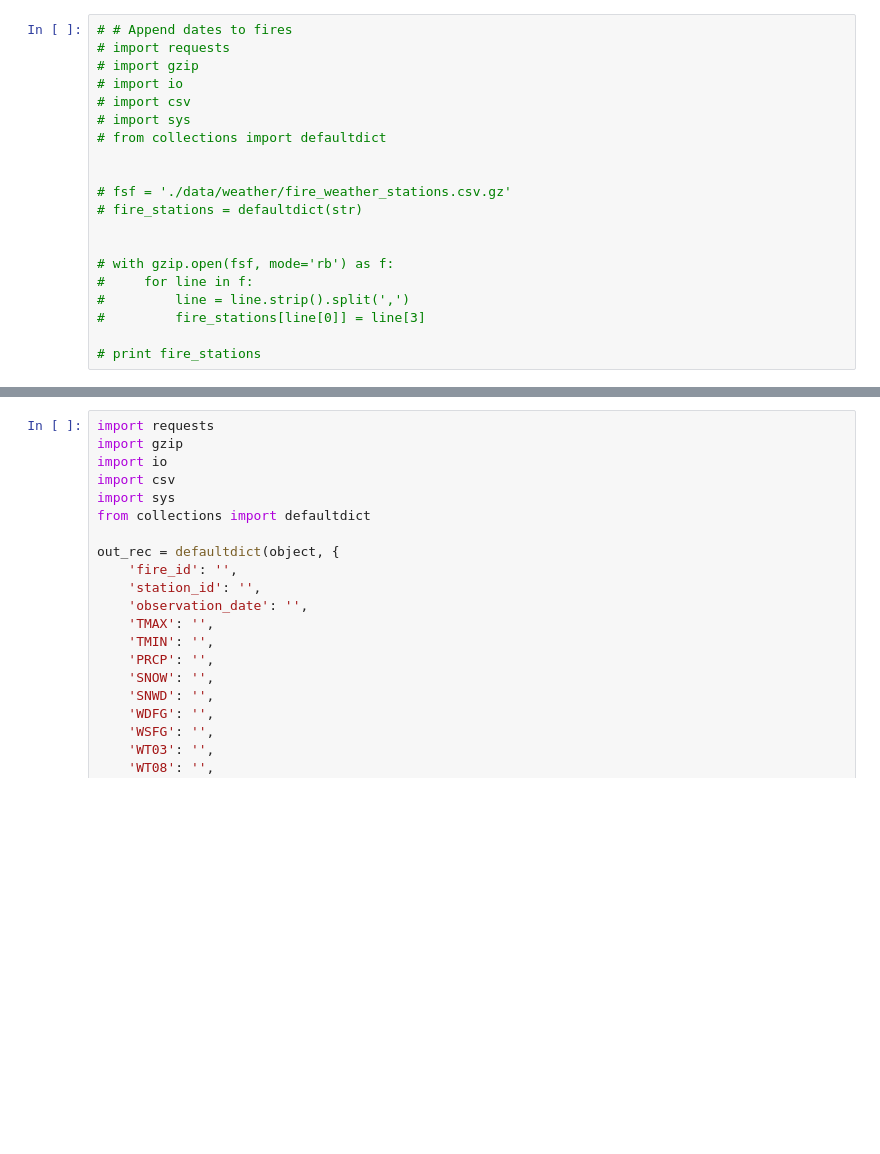
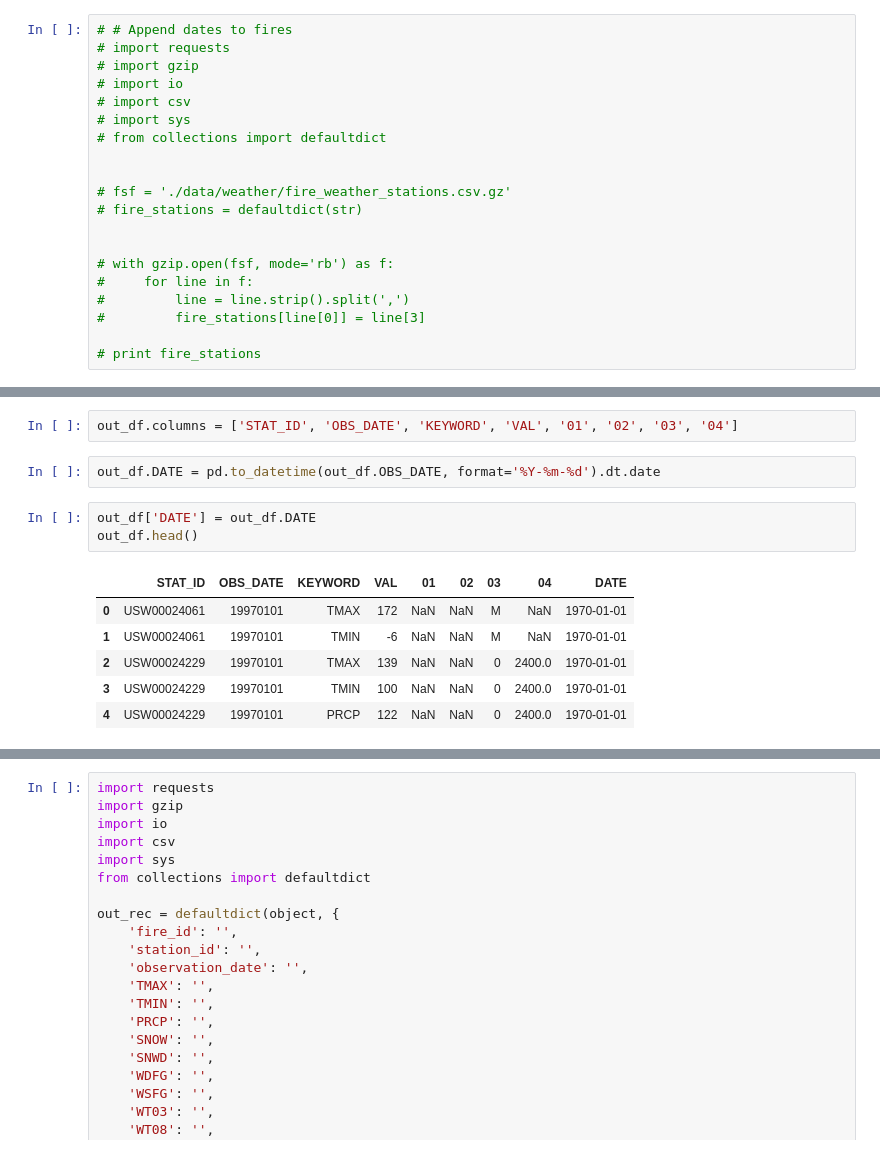
Before and after one commit to cw2yuenberkeley/w209project-s2018, a Jupyter notebook: get_weather_data.ipynb, the cells around one changed output, grey strips where cells are left out. Saved outputs shown, nothing was run; the diff lists cells and outputs as text; blank space fills up the shorter version.

```diff
--- a/get_weather_data.ipynb
+++ b/get_weather_data.ipynb
@@ -330,0 +431,14 @@ combined[~pd.isnull(combined.STATION_ID)].to_csv('./data/weather/fire_dates_stat
+# %%
+out_df.columns = ['STAT_ID', 'OBS_DATE', 'KEYWORD', 'VAL', '01', '02', '03', '04']
+# %%
+out_df.DATE = pd.to_datetime(out_df.OBS_DATE, format='%Y-%m-%d').dt.date
+# %%
+out_df['DATE'] = out_df.DATE
+out_df.head()
+# %% [output]
+|  | STAT_ID | OBS_DATE | KEYWORD | VAL | 01 | 02 | 03 | 04 | DATE |
+| 0 | USW00024061 | 19970101 | TMAX | 172 | NaN | NaN | M | NaN | 1970-01-01 |
+| 1 | USW00024061 | 19970101 | TMIN | -6 | NaN | NaN | M | NaN | 1970-01-01 |
+| 2 | USW00024229 | 19970101 | TMAX | 139 | NaN | NaN | 0 | 2400.0 | 1970-01-01 |
+| 3 | USW00024229 | 19970101 | TMIN | 100 | NaN | NaN | 0 | 2400.0 | 1970-01-01 |
+| 4 | USW00024229 | 19970101 | PRCP | 122 | NaN | NaN | 0 | 2400.0 | 1970-01-01 |
```
Also changed, not shown: parts of 11 cells of this notebook, 2 other files.
